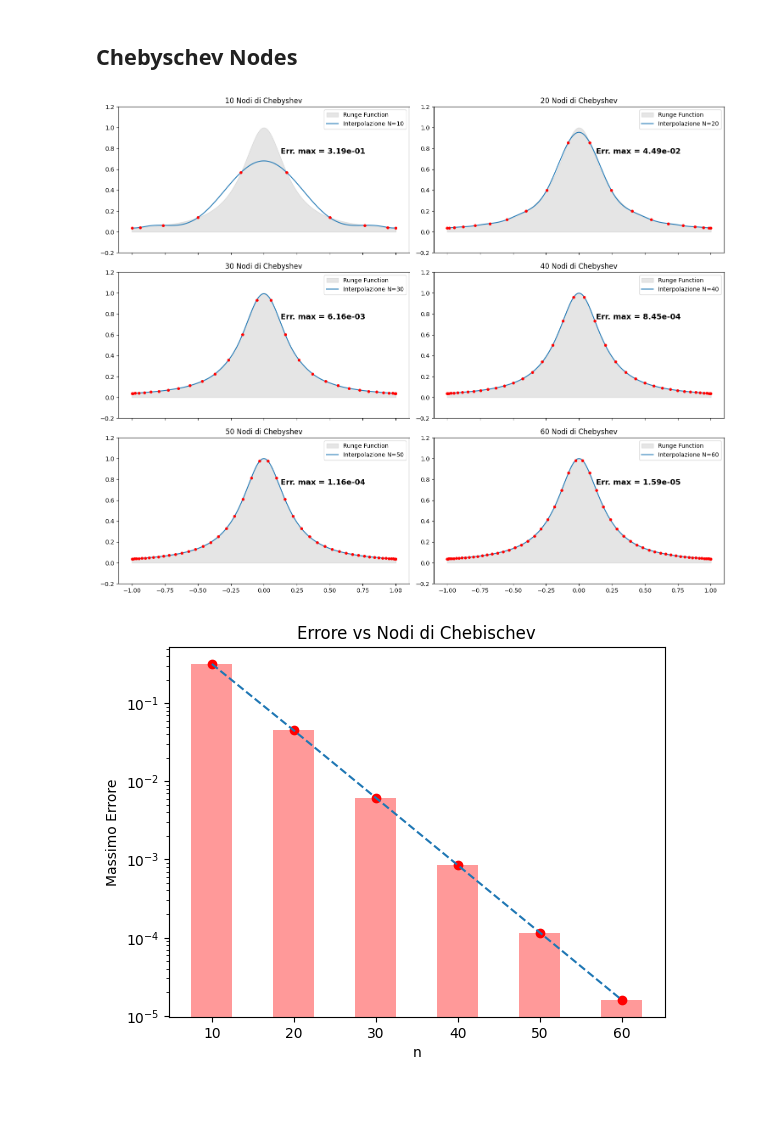
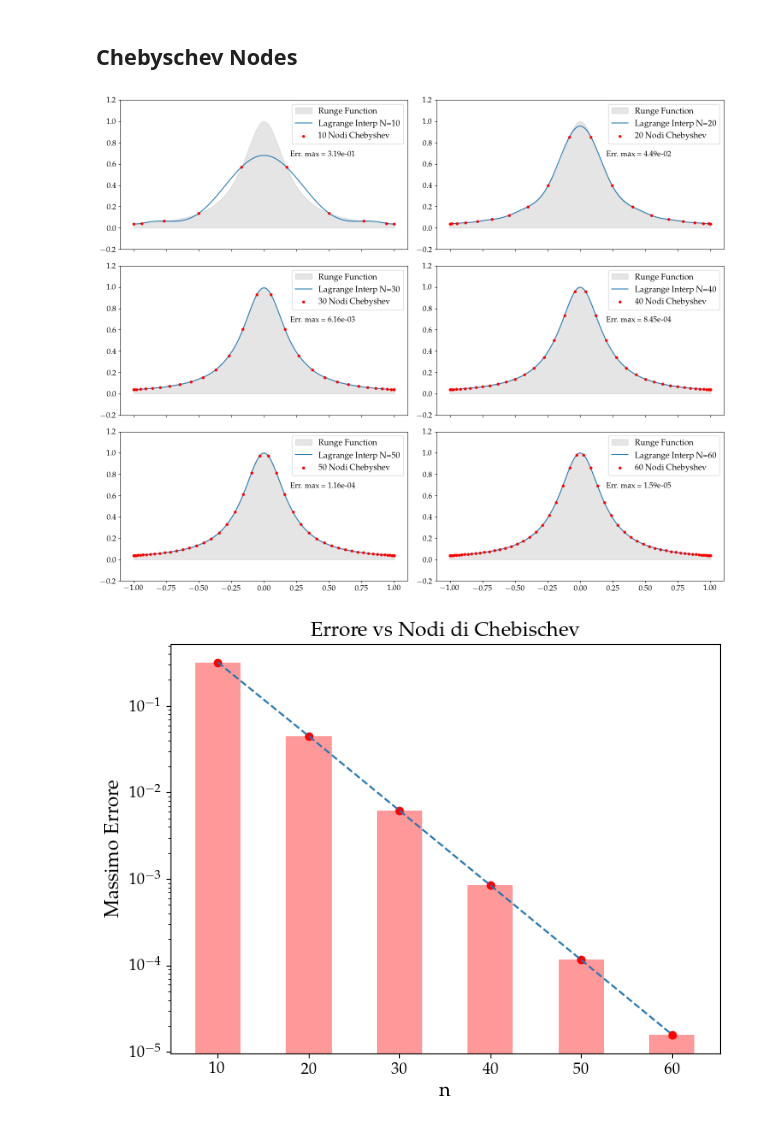
Before and after one commit to mvolpato-unimib/Lab_comp, a Jupyter notebook: ex9/chebynov.ipynb, the cells around one changed output. Drawn from its saved outputs; the diff is of its cells as text; code cells hidden in the pictures; blank space fills up the shorter version.

```diff
--- a/ex9/chebynov.ipynb
+++ b/ex9/chebynov.ipynb
@@ -155,42 +149,44 @@ ValueError: x and y must have same first dimension, but have shapes (6,) and (3,
 def Cheby_nodes(dim):
     j = np.arange(dim)
     return -np.cos(j*np.pi / (dim-1))
-
-errs = []
-fig, ax = plt.subplots(3, 2, figsize=(15, 12), sharex=True)
-ax = ax.flatten()
-
-for n, N_val in enumerate([10, 20, 30, 40, 50, 60]):
-    # Generazione nodi di Chebyshev
-    ele = Cheby_nodes(N_val)
-
-    # Calcolo funzione e interpolazione
-    f = Runge_fun(ele)
-    x_int, y_int = lagrange_int(ele, f)
-    y_fine = Runge_fun(x_int)
-    err_max = np.max(np.abs(y_int - y_fine))
-    errs.append(err_max)
-
-    ax[n].fill_between(x_int, y_fine, color='gray', alpha=0.2, label=r'Runge Function')
-    ax[n].plot(x_int, y_int, label=f'Interpolazione N={len(ele)}')
-    ax[n].scatter(ele, f, s=15, color='red', zorder=3)
-    ax[n].set_ylim(-0.2, 1.2)
-    ax[n].set_title(rf"{len(ele)} Nodi di Chebyshev")
-    ax[n].legend()
-    ax[n].text(0.45, 0.75, rf"Err. max = {err_max:.2e}", fontsize=13, color='black', fontweight='bold', ha='center')
-
-plt.tight_layout()
-# plt.savefig('plots/cheby_lagr.png', dpi=300)
-plt.show()
-
-plt.plot(np.arange(10, 70, step=10), errs, ls='--')
-plt.bar(np.arange(10, 70, step=10), errs, width=5, color='red', alpha=0.4)
-plt.scatter(np.arange(10, 70, step=10), errs, color='red')
-plt.yscale('log')
-plt.xlabel(r'n')
-plt.ylabel('Massimo Errore')
-plt.title('Errore vs Nodi di Chebischev')
-plt.show()
-# %% [output]
-[figure, removed]
-[figure, removed]
+# %%
+
+errs = []
+fig, ax = plt.subplots(3, 2, figsize=(15, 12), sharex=True)
+ax = ax.flatten()
+
+for n, N_val in enumerate([10, 20, 30, 40, 50, 60]):
+    # Generazione nodi di Chebyshev
+    ele = Cheby_nodes(N_val)
+
+    # Calcolo funzione e interpolazione
+    f = Runge_fun(ele)
+    x_int, y_int = lagrange_int(ele, f)
+    y_fine = Runge_fun(x_int)
+    err_max = np.max(np.abs(y_int - y_fine))
+    errs.append(err_max)
+
+    ax[n].fill_between(x_int, y_fine, color='gray', alpha=0.2, label=r'Runge Function')
+    ax[n].plot(x_int, y_int, label=f'Lagrange Interp N={len(ele)}')
+    ax[n].scatter(ele, f, s=15, color='red', zorder=3, label=f'{len(ele)} Nodi Chebyshev')
+    ax[n].set_ylim(-0.2, 1.2)
+    ax[n].legend()
+    ax[n].text(0.45, 0.67, rf"Err. max = {err_max:.2e}", fontsize=13, color='black', fontweight='bold', ha='center')
+
+plt.tight_layout()
+plt.savefig('plots/lagr_cheby.png')
+plt.show()
+
+plt.plot(np.arange(10, 70, step=10), errs, ls='--')
+plt.bar(np.arange(10, 70, step=10), errs, width=5, color='red', alpha=0.4)
+plt.scatter(np.arange(10, 70, step=10), errs, color='red')
+plt.yscale('log')
+plt.xlabel(r'n')
+plt.ylabel('Massimo Errore')
+plt.title('Errore vs Nodi di Chebischev')
+
+plt.savefig('plots/cheby_err.png')
+plt.show()
+# %% [output]
+[figure, added]
+[figure, added]
```
Also changed, not shown: parts of 7 cells of this notebook, 7 other files.
